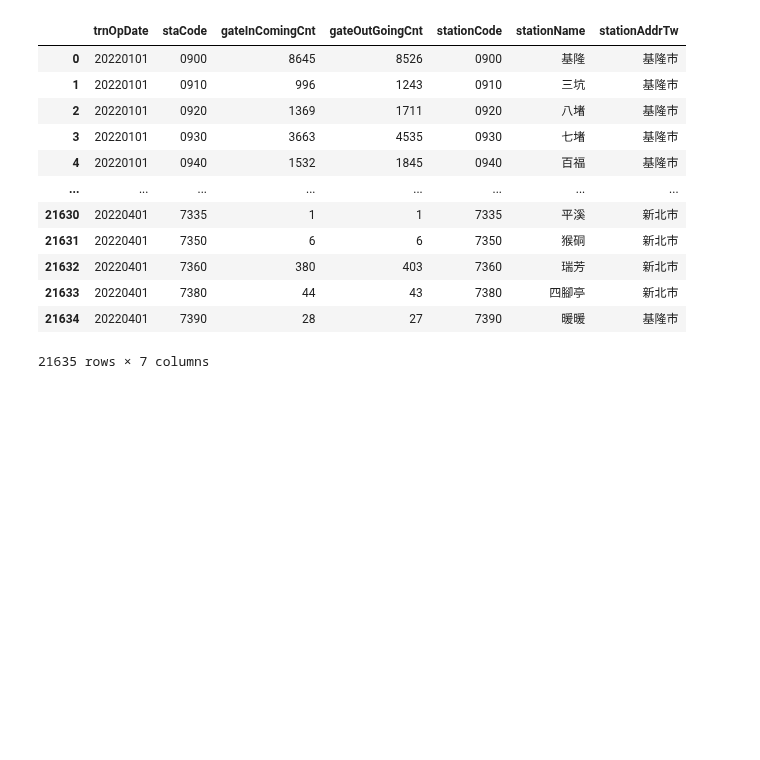
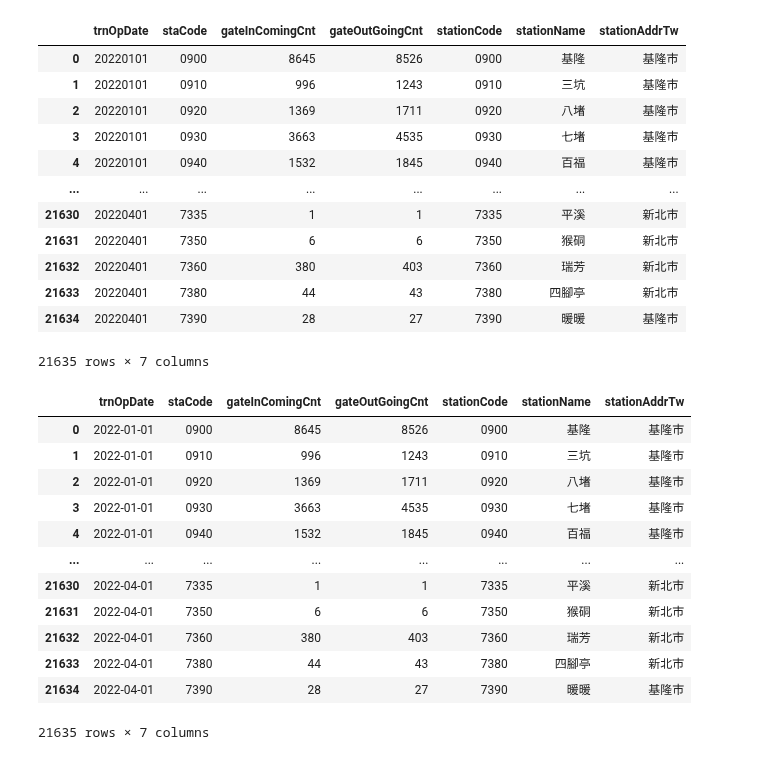
Before and after one commit to roberthsu2003/PythonForDataAnalysis, a Jupyter notebook: 星期13/lesson19_2.ipynb, the cells around one changed output. Cells and saved outputs as stored; diff of their text form; code cells hidden in the pictures; blank space fills up the shorter version.

```diff
--- a/星期13/lesson19_2.ipynb
+++ b/星期13/lesson19_2.ipynb
@@ -132,3 +132,21 @@ mergeFrame
 | 21633 | 20220401 | 7380 | 44 | 43 | 7380 | 四腳亭 | 新北市 |
 | 21634 | 20220401 | 7390 | 28 | 27 | 7390 | 暖暖 | 基隆市 |
 21635 rows × 7 columns
+# %%
+from datetime import datetime
+mergeFrame['trnOpDate'] = mergeFrame['trnOpDate'].map(lambda x:datetime.strptime(x,'%Y%m%d'))
+mergeFrame
+# %% [output]
+|  | trnOpDate | staCode | gateInComingCnt | gateOutGoingCnt | stationCode | stationName | stationAddrTw |
+| 0 | 2022-01-01 | 0900 | 8645 | 8526 | 0900 | 基隆 | 基隆市 |
+| 1 | 2022-01-01 | 0910 | 996 | 1243 | 0910 | 三坑 | 基隆市 |
+| 2 | 2022-01-01 | 0920 | 1369 | 1711 | 0920 | 八堵 | 基隆市 |
+| 3 | 2022-01-01 | 0930 | 3663 | 4535 | 0930 | 七堵 | 基隆市 |
+| 4 | 2022-01-01 | 0940 | 1532 | 1845 | 0940 | 百福 | 基隆市 |
+| ... | ... | ... | ... | ... | ... | ... | ... |
+| 21630 | 2022-04-01 | 7335 | 1 | 1 | 7335 | 平溪 | 新北市 |
+| 21631 | 2022-04-01 | 7350 | 6 | 6 | 7350 | 猴硐 | 新北市 |
+| 21632 | 2022-04-01 | 7360 | 380 | 403 | 7360 | 瑞芳 | 新北市 |
+| 21633 | 2022-04-01 | 7380 | 44 | 43 | 7380 | 四腳亭 | 新北市 |
+| 21634 | 2022-04-01 | 7390 | 28 | 27 | 7390 | 暖暖 | 基隆市 |
+21635 rows × 7 columns
```
Also changed, not shown: parts of 1 cell of this notebook.
